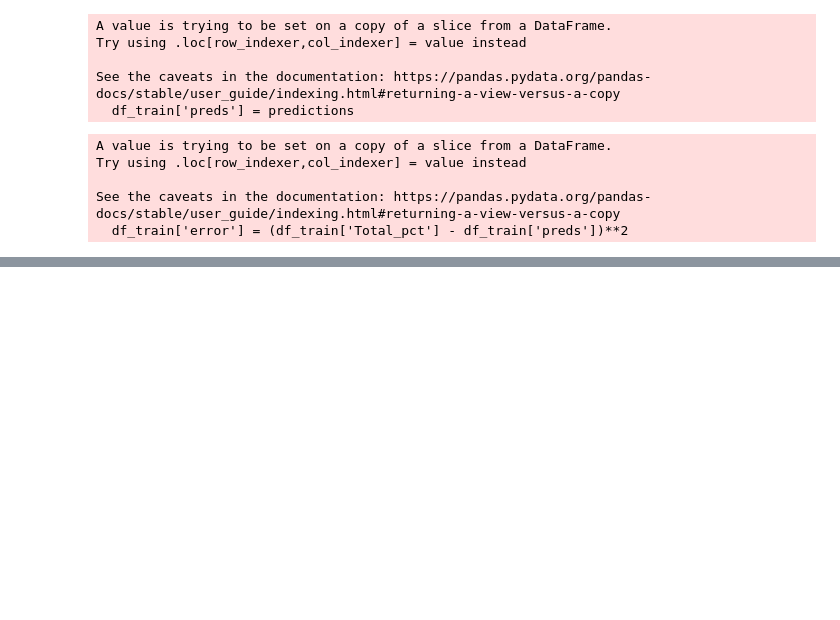
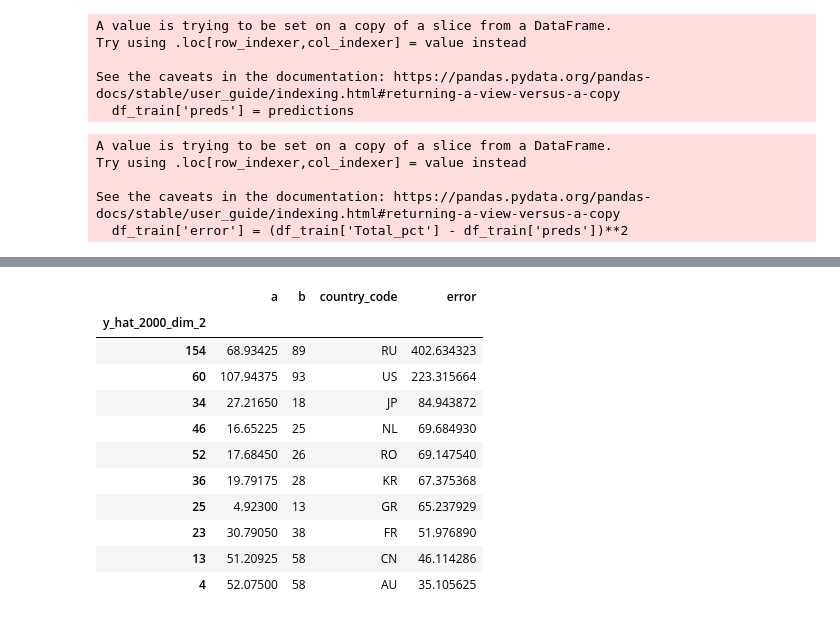
Before and after one commit to andrewpwalters/Paris-2024-Predictions, a Jupyter notebook: Notebook/Model.ipynb, the cells around one changed output, grey strips where cells are left out. Cells and saved outputs as stored; diff of their text form; code cells hidden in the pictures; blank space fills up the shorter version.

```diff
--- a/Notebook/Model.ipynb
+++ b/Notebook/Model.ipynb
@@ -229,0 +229,4 @@ df_train
+# %%
+# Extract unique years and create categorical variable
+years = df_train['year'].unique()
+df_train['year'] = pd.Categorical(df_train['year'], categories=years)
@@ -229,0 +361,19 @@ df_train
+# %%
+df_result['country_code'] = (df_train.loc[df_train['year'] == 2000, 'country_code']).astype('string').reset_index()['country_code']
+
+df_result['error'] = (df_result['b']-df_result['a'])**2
+
+df_result.sort_values(by='error', ascending=False).head(10)
+# %% [output]
+|  | a | b | country_code | error |
+| y_hat_2000_dim_2 |  |  |  |  |
+| 154 | 68.93425 | 89 | RU | 402.634323 |
+| 60 | 107.94375 | 93 | US | 223.315664 |
+| 34 | 27.21650 | 18 | JP | 84.943872 |
+| 46 | 16.65225 | 25 | NL | 69.684930 |
+| 52 | 17.68450 | 26 | RO | 69.147540 |
+| 36 | 19.79175 | 28 | KR | 67.375368 |
+| 25 | 4.92300 | 13 | GR | 65.237929 |
+| 23 | 30.79050 | 38 | FR | 51.976890 |
+| 13 | 51.20925 | 58 | CN | 46.114286 |
+| 4 | 52.07500 | 58 | AU | 35.105625 |
```
Also changed, not shown: parts of 28 cells of this notebook, 2 other files.
